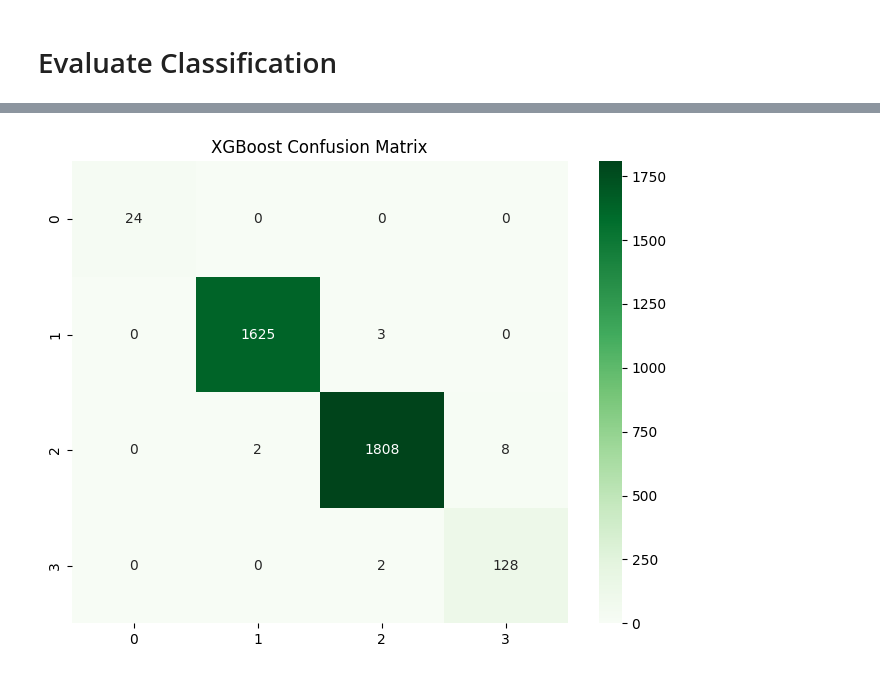
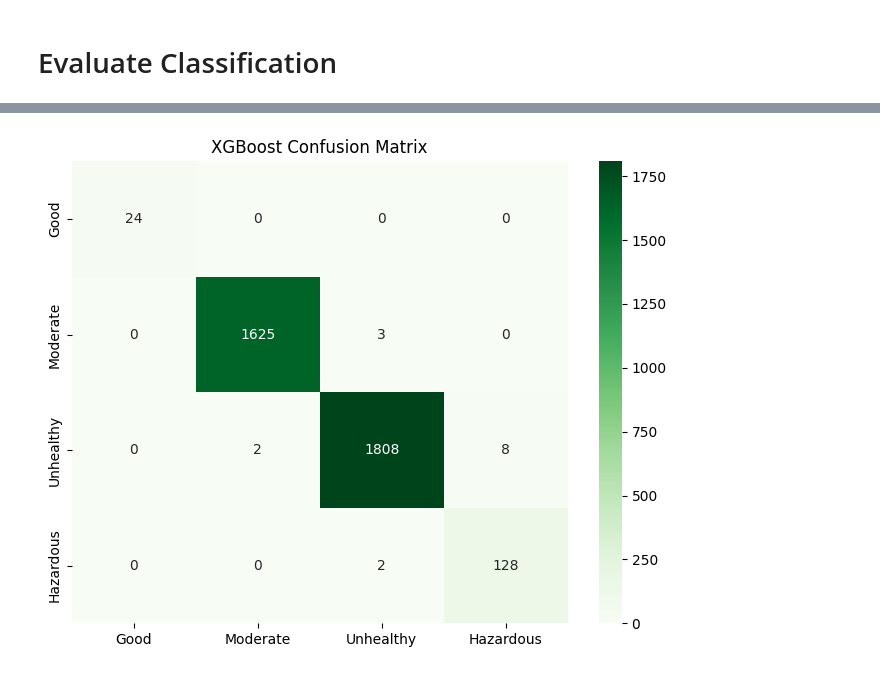
Before and after one commit to Vanshaj14Mohan/AirPulse-AI, a Jupyter notebook: Files/notebooks/advanced_modeling.ipynb, the cells around one changed output, grey strips where cells are left out. Saved outputs shown, nothing was run; the diff lists cells and outputs as text; code cells hidden in the pictures.

```diff
--- a/Files/notebooks/advanced_modeling.ipynb
+++ b/Files/notebooks/advanced_modeling.ipynb
@@ -312,20 +324,24 @@ F1 Score : 0.9958615794923127
 # %%
 cm = confusion_matrix(
     y_test,
     xgb_class_pred
 )
 
 plt.figure(figsize=(8,6))
 
+labels = ["Good", "Moderate", "Unhealthy", "Hazardous"]
+
 sns.heatmap(
     cm,
     annot=True,
     fmt="d",
-    cmap="Greens"
+    cmap="Greens",
+    xticklabels=labels,
+    yticklabels=labels
 )
 
 plt.title("XGBoost Confusion Matrix")
 
 plt.show()
 # %% [output]
-[figure, old version]
+[figure, new version]
```
Also changed, not shown: parts of 2 cells of this notebook.
